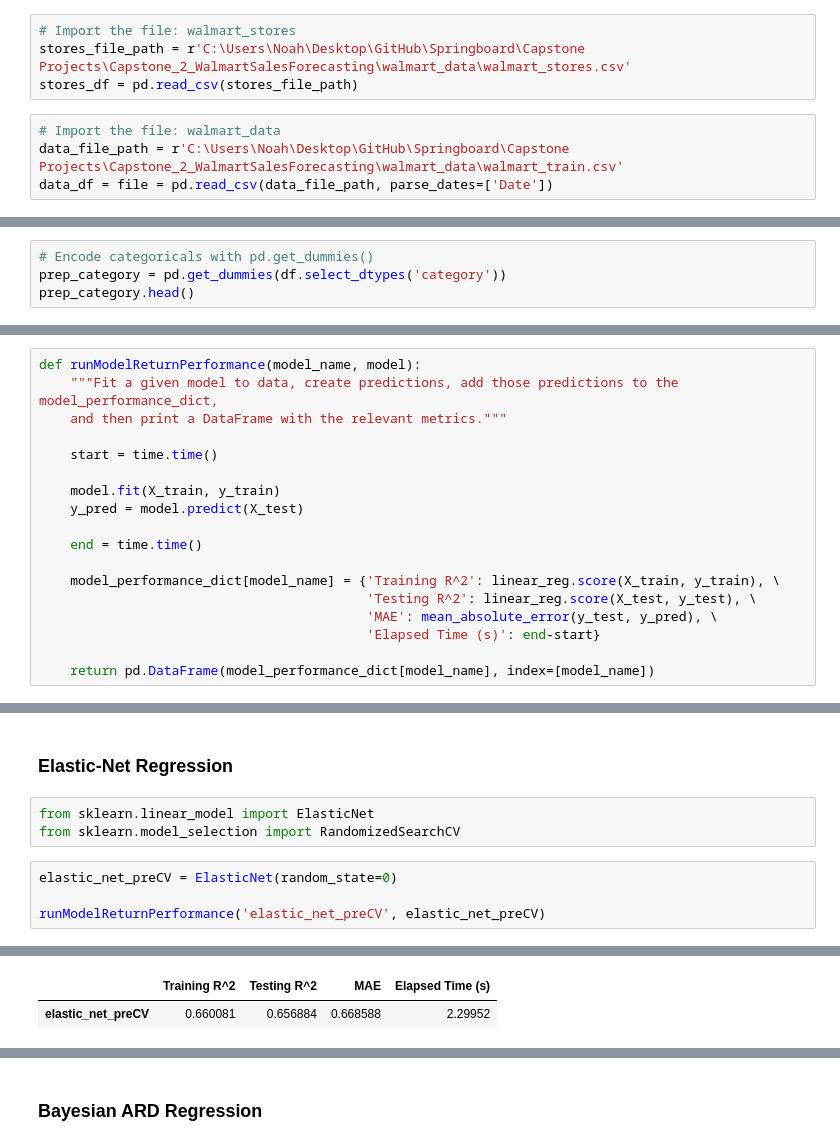
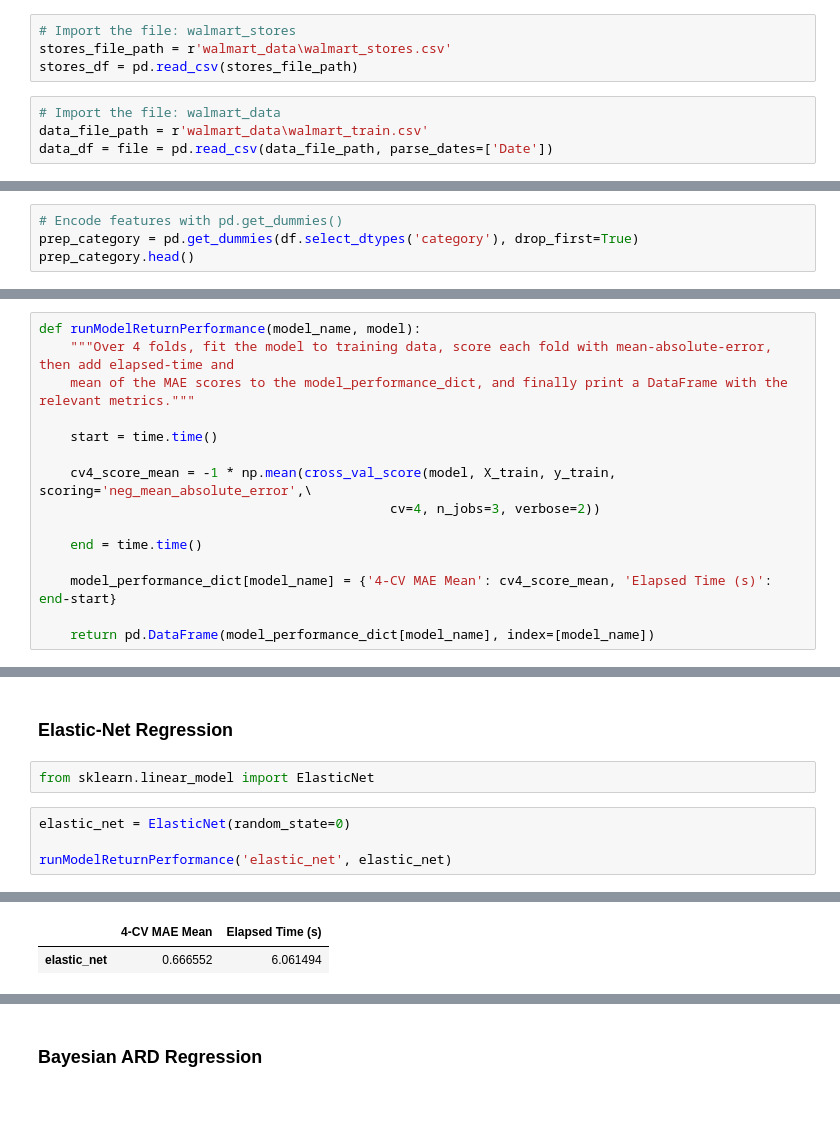
Before and after one commit to noahscantron/Springboard, a Jupyter notebook: Capstone Projects/Capstone_2_WalmartSalesForecasting/Capstone_2_WalmartSalesForecasting.ipynb, the cells around one changed output, grey strips where cells are left out. Saved outputs shown, nothing was run; the diff lists cells and outputs as text; blank space fills up the shorter version.

```diff
--- a/Capstone Projects/Capstone_2_WalmartSalesForecasting/Capstone_2_WalmartSalesForecasting.ipynb
+++ b/Capstone Projects/Capstone_2_WalmartSalesForecasting/Capstone_2_WalmartSalesForecasting.ipynb
@@ -52,11 +54,11 @@ features_file_path = r'C:\Users\Noah\Desktop\GitHub\Springboard\Capstone Project
 features_df = pd.read_csv(features_file_path, parse_dates=['Date'])
 # %%
 # Import the file: walmart_stores
-stores_file_path = r'C:\Users\Noah\Desktop\GitHub\Springboard\Capstone Projects\Capstone_2_WalmartSalesForecasting\walmart_data\walmart_stores.csv'
+stores_file_path = r'walmart_data\walmart_stores.csv'
 stores_df = pd.read_csv(stores_file_path)
 # %%
 # Import the file: walmart_data
-data_file_path = r'C:\Users\Noah\Desktop\GitHub\Springboard\Capstone Projects\Capstone_2_WalmartSalesForecasting\walmart_data\walmart_train.csv'
+data_file_path = r'walmart_data\walmart_train.csv'
 data_df = file = pd.read_csv(data_file_path, parse_dates=['Date'])
 # %% [markdown]
 <a id='Data_Cleaning_and_Initial_Analysis'></a>
@@ -534,7 +536,7 @@ df.select_dtypes('category').columns.tolist()
 # %% [output]
 ['Store', 'Dept', 'Type']
 # %%
-# Encode categoricals with pd.get_dummies()
-prep_category = pd.get_dummies(df.select_dtypes('category'))
+# Encode features with pd.get_dummies()
+prep_category = pd.get_dummies(df.select_dtypes('category'), drop_first=True)
 prep_category.head()
 # %% [output]
@@ -726,19 +735,16 @@ import time
 # %%
 def runModelReturnPerformance(model_name, model):
-    """Fit a given model to data, create predictions, add those predictions to the model_performance_dict,
-    and then print a DataFrame with the relevant metrics."""
+    """Over 4 folds, fit the model to training data, score each fold with mean-absolute-error, then add elapsed-time and
+    mean of the MAE scores to the model_performance_dict, and finally print a DataFrame with the relevant metrics."""
 
     start = time.time()
 
-    model.fit(X_train, y_train)
-    y_pred = model.predict(X_test)
+    cv4_score_mean = -1 * np.mean(cross_val_score(model, X_train, y_train, scoring='neg_mean_absolute_error',\
+                                             cv=4, n_jobs=3, verbose=2))
 
     end = time.time()
 
-    model_performance_dict[model_name] = {'Training R^2': linear_reg.score(X_train, y_train), \
-                                          'Testing R^2': linear_reg.score(X_test, y_test), \
-                                          'MAE': mean_absolute_error(y_test, y_pred), \
-                                          'Elapsed Time (s)': end-start}
+    model_performance_dict[model_name] = {'4-CV MAE Mean': cv4_score_mean, 'Elapsed Time (s)': end-start}
 
     return pd.DataFrame(model_performance_dict[model_name], index=[model_name])
 # %% [markdown]
@@ -757,9 +765,8 @@ runModelReturnPerformance('linear_reg', linear_reg)
 ### Elastic-Net Regression
 # %%
 from sklearn.linear_model import ElasticNet
-from sklearn.model_selection import RandomizedSearchCV
 # %%
-elastic_net_preCV = ElasticNet(random_state=0)
+elastic_net = ElasticNet(random_state=0)
 
-runModelReturnPerformance('elastic_net_preCV', elastic_net_preCV)
+runModelReturnPerformance('elastic_net', elastic_net)
 # %% [output]
@@ -766,2 +776,2 @@ runModelReturnPerformance('elastic_net_preCV', elastic_net_preCV)
-|  | Training R^2 | Testing R^2 | MAE | Elapsed Time (s) |
-| elastic_net_preCV | 0.660081 | 0.656884 | 0.668588 | 2.29952 |
+|  | 4-CV MAE Mean | Elapsed Time (s) |
+| elastic_net | 0.666552 | 6.061494 |
```
Also changed, not shown: parts of 48 cells of this notebook.
